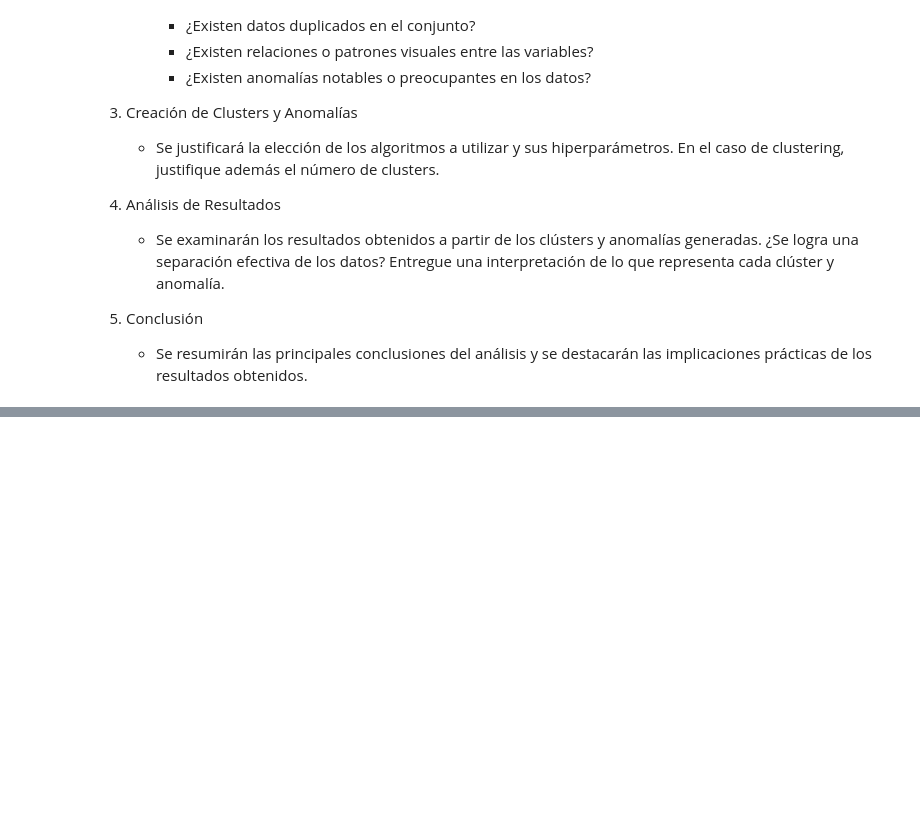
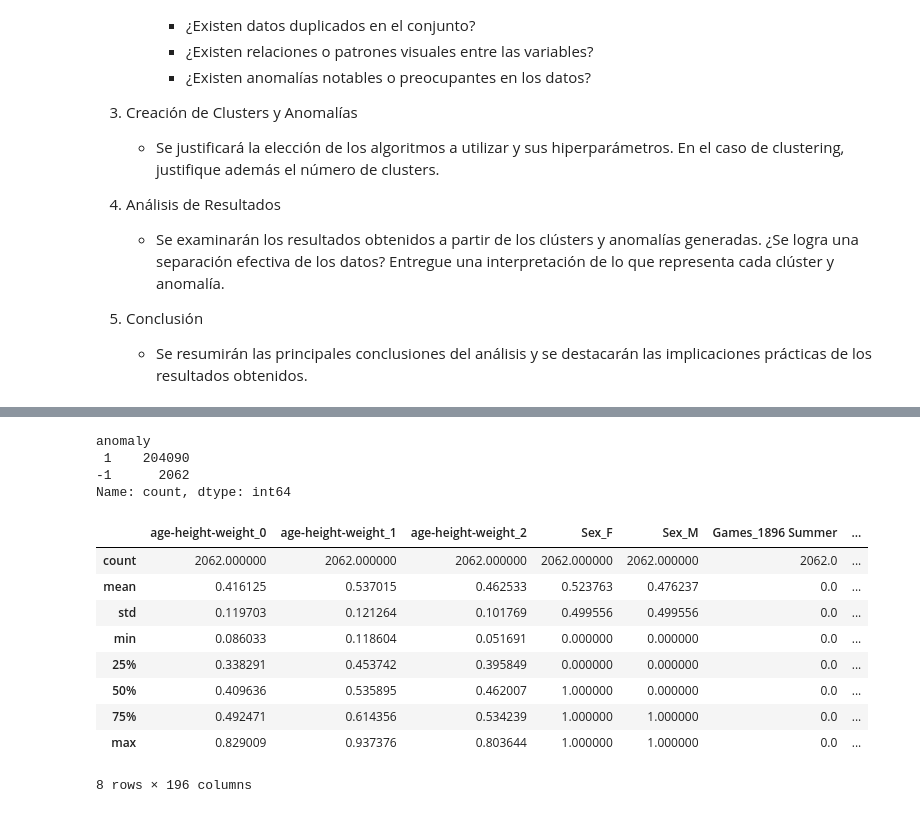
Before and after one commit to eduardomoyab/MDS7202_1, a Jupyter notebook: Proyecto1/Proyecto_enunciado.ipynb, the cells around one changed output, grey strips where cells are left out. Cells and saved outputs as stored; diff of their text form; code cells hidden in the pictures; blank space fills up the shorter version.

```diff
--- a/Proyecto1/Proyecto_enunciado.ipynb
+++ b/Proyecto1/Proyecto_enunciado.ipynb
@@ -699,0 +1085,21 @@ Es importante recordar que estas hipótesis son suposiciones iniciales y que los
+# %%
+df_anomalias['anomaly'].value_counts()
+# %% [output]
+anomaly
+ 1    204090
+-1      2062
+Name: count, dtype: int64
+# %%
+#Anomalias
+df_anomalias.query('anomaly == -1').describe()
+# %% [output]
+|  | age-height-weight_0 | age-height-weight_1 | age-height-weight_2 | Sex_F | Sex_M | Games_1896 Summer | ... |
+| count | 2062.000000 | 2062.000000 | 2062.000000 | 2062.000000 | 2062.000000 | 2062.0 | ... |
+| mean | 0.416125 | 0.537015 | 0.462533 | 0.523763 | 0.476237 | 0.0 | ... |
+| std | 0.119703 | 0.121264 | 0.101769 | 0.499556 | 0.499556 | 0.0 | ... |
+| min | 0.086033 | 0.118604 | 0.051691 | 0.000000 | 0.000000 | 0.0 | ... |
+| 25% | 0.338291 | 0.453742 | 0.395849 | 0.000000 | 0.000000 | 0.0 | ... |
+| 50% | 0.409636 | 0.535895 | 0.462007 | 1.000000 | 0.000000 | 0.0 | ... |
+| 75% | 0.492471 | 0.614356 | 0.534239 | 1.000000 | 1.000000 | 0.0 | ... |
+| max | 0.829009 | 0.937376 | 0.803644 | 1.000000 | 1.000000 | 0.0 | ... |
+8 rows × 196 columns
```
Also changed, not shown: parts of 37 cells of this notebook, 25 other files.
